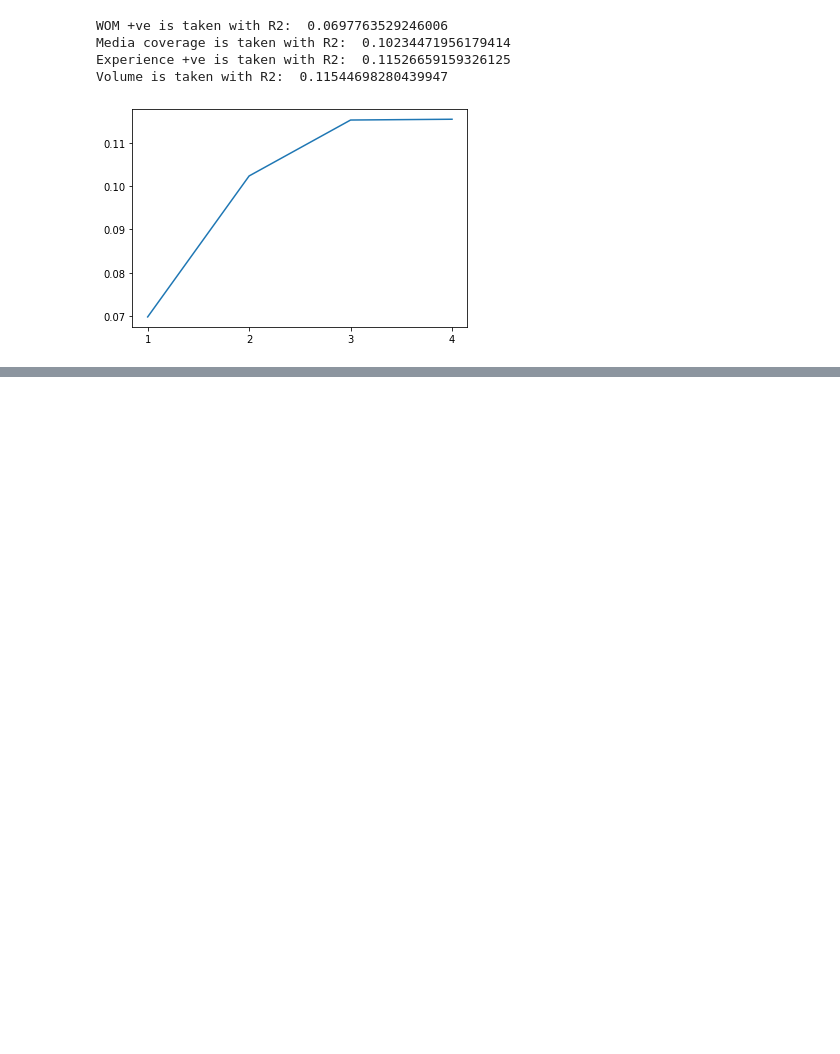
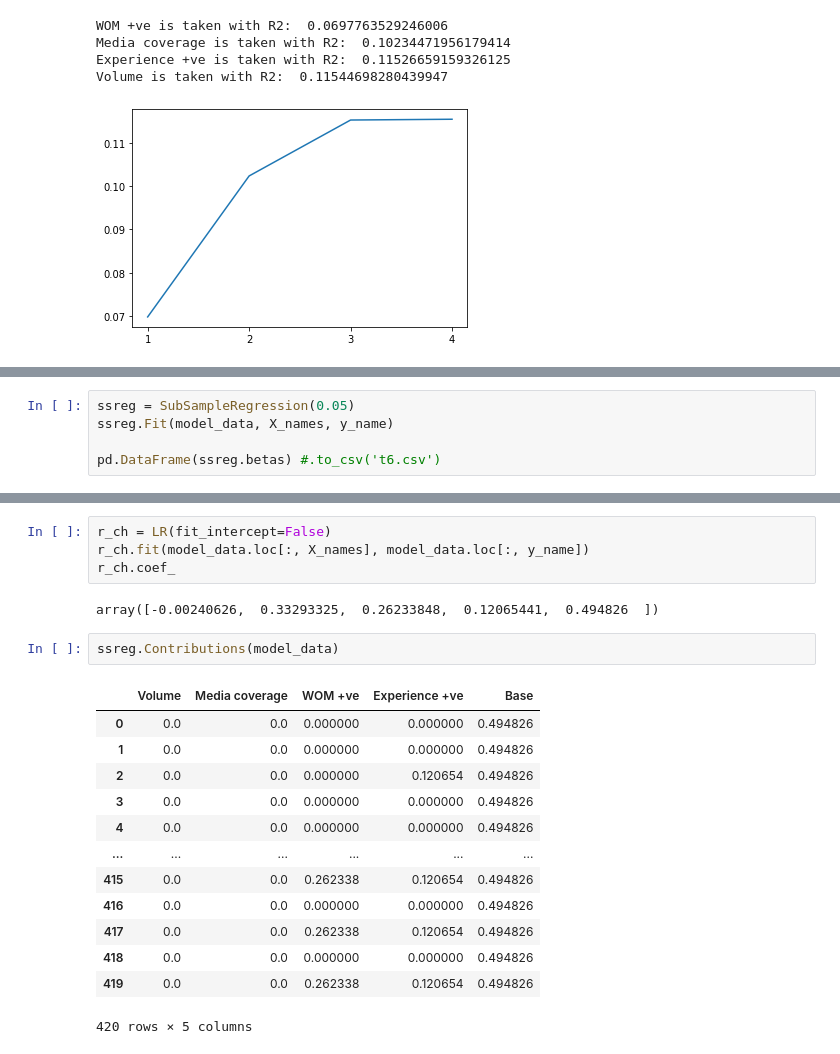
Before and after one commit to woskxmcnvb/XMedia, a Jupyter notebook: main_working_file.ipynb, the cells around one changed output, grey strips where cells are left out. Saved outputs shown, nothing was run; the diff lists cells and outputs as text; blank space fills up the shorter version.

```diff
--- a/main_working_file.ipynb
+++ b/main_working_file.ipynb
@@ -299,0 +397,5 @@ Volume is taken with R2:  0.11544698280439947
+# %%
+ssreg = SubSampleRegression(0.05)
+ssreg.Fit(model_data, X_names, y_name)
+
+pd.DataFrame(ssreg.betas) #.to_csv('t6.csv')
@@ -299,0 +409,22 @@ Volume is taken with R2:  0.11544698280439947
+# %%
+r_ch = LR(fit_intercept=False)
+r_ch.fit(model_data.loc[:, X_names], model_data.loc[:, y_name])
+r_ch.coef_
+# %% [output]
+array([-0.00240626,  0.33293325,  0.26233848,  0.12065441,  0.494826  ])
+# %%
+ssreg.Contributions(model_data)
+# %% [output]
+|  | Volume | Media coverage | WOM +ve | Experience +ve | Base |
+| 0 | 0.0 | 0.0 | 0.000000 | 0.000000 | 0.494826 |
+| 1 | 0.0 | 0.0 | 0.000000 | 0.000000 | 0.494826 |
+| 2 | 0.0 | 0.0 | 0.000000 | 0.120654 | 0.494826 |
+| 3 | 0.0 | 0.0 | 0.000000 | 0.000000 | 0.494826 |
+| 4 | 0.0 | 0.0 | 0.000000 | 0.000000 | 0.494826 |
+| ... | ... | ... | ... | ... | ... |
+| 415 | 0.0 | 0.0 | 0.262338 | 0.120654 | 0.494826 |
+| 416 | 0.0 | 0.0 | 0.000000 | 0.000000 | 0.494826 |
+| 417 | 0.0 | 0.0 | 0.262338 | 0.120654 | 0.494826 |
+| 418 | 0.0 | 0.0 | 0.000000 | 0.000000 | 0.494826 |
+| 419 | 0.0 | 0.0 | 0.262338 | 0.120654 | 0.494826 |
+420 rows × 5 columns
```
Also changed, not shown: parts of 18 cells of this notebook, 2 other files.
